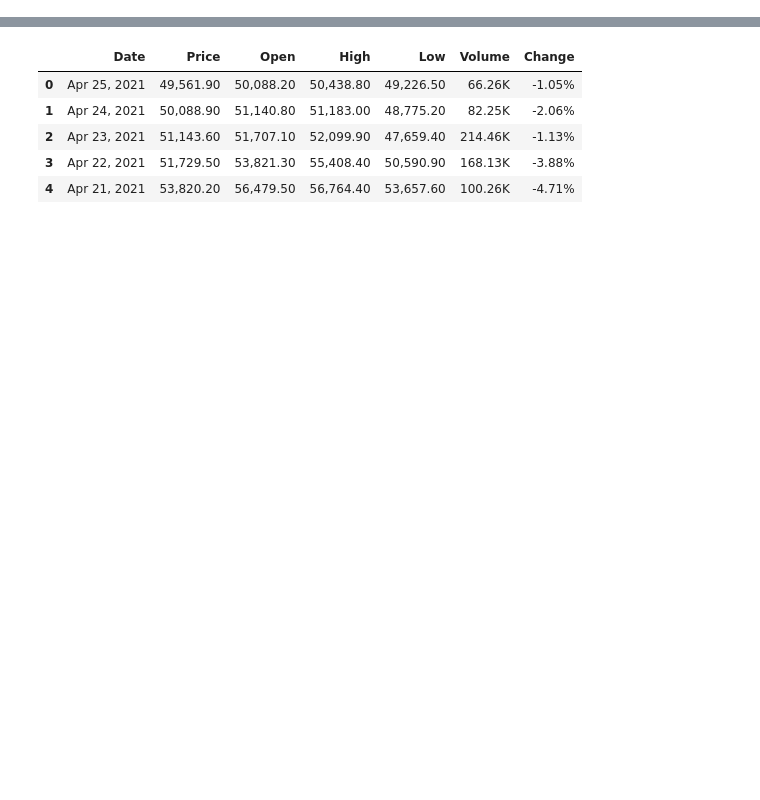
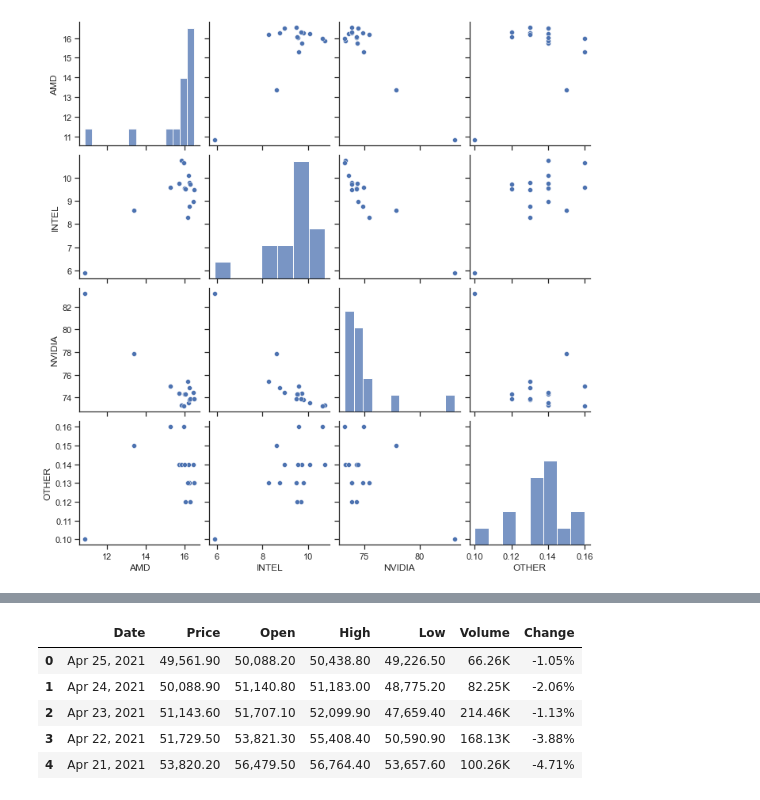
Before and after one commit to alozan/Analisis_de_datos, a Jupyter notebook: Bitcoin_Etherium.ipynb, the cells around one changed output, grey strips where cells are left out. Saved outputs shown, nothing was run; the diff lists cells and outputs as text; code cells hidden in the pictures; blank space fills up the shorter version.

```diff
--- a/Bitcoin_Etherium.ipynb
+++ b/Bitcoin_Etherium.ipynb
@@ -16,2 +11,4 @@ import json
 # %%
 bitcoin = pd.read_csv('Data/B_C_H.csv')
+gpu = pd.read_csv('Data/Gpu20-21.csv')
+cpu = pd.read_csv('Data/Cpu20-21.csv')
@@ -19,0 +34,7 @@ geojson = '../Data/countriesgeo.json'
+# %%
+sns.set(style="ticks", color_codes=True)
+sns.pairplot(gpu)
+
+plt.show();
+# %% [output]
+[figure, added]
```
Also changed, not shown: parts of 76 cells of this notebook.
